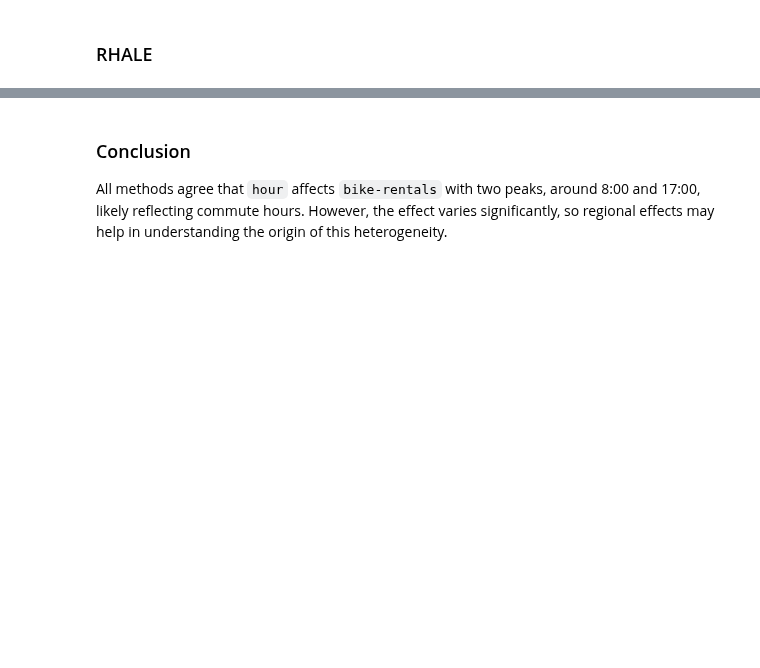
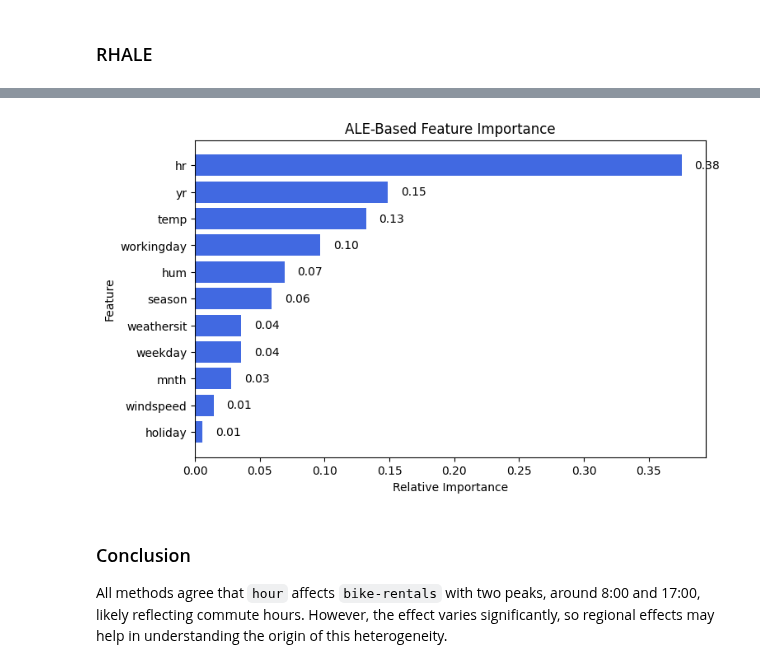
Before and after one commit to givasile/effector, a Jupyter notebook: notebooks/real-examples/01_bike_sharing_dataset.ipynb, the cells around one changed output, grey strips where cells are left out. Cells and saved outputs as stored; diff of their text form; code cells hidden in the pictures; blank space fills up the shorter version.

```diff
--- a/notebooks/real-examples/01_bike_sharing_dataset.ipynb
+++ b/notebooks/real-examples/01_bike_sharing_dataset.ipynb
@@ -233,3 +233,7 @@ shap_dp.plot(feature=3, centering=True, scale_x=scale_x, scale_y=scale_y, show_a
+# %%
+shap_dp.plot_importances()
+# %% [output]
+[figure, added]
 # %% [markdown]
 ### Conclusion
 
```
Also changed, not shown: parts of 16 cells of this notebook, 6 other files.
